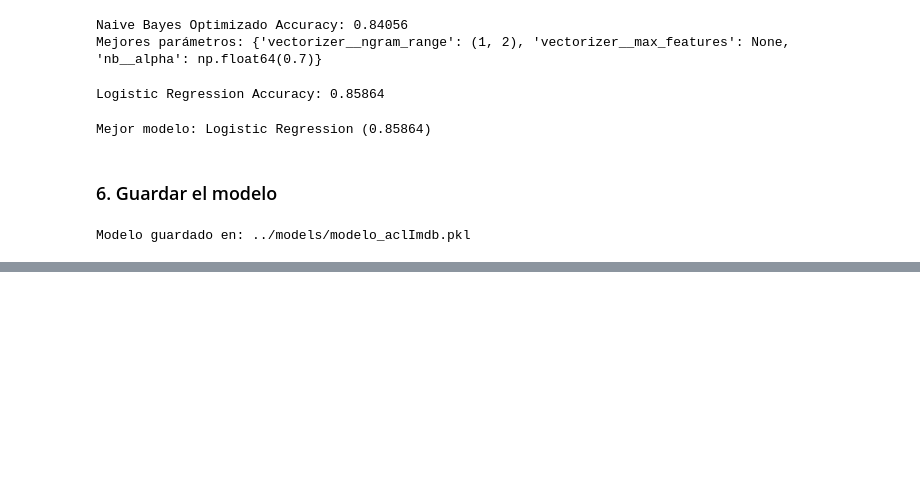
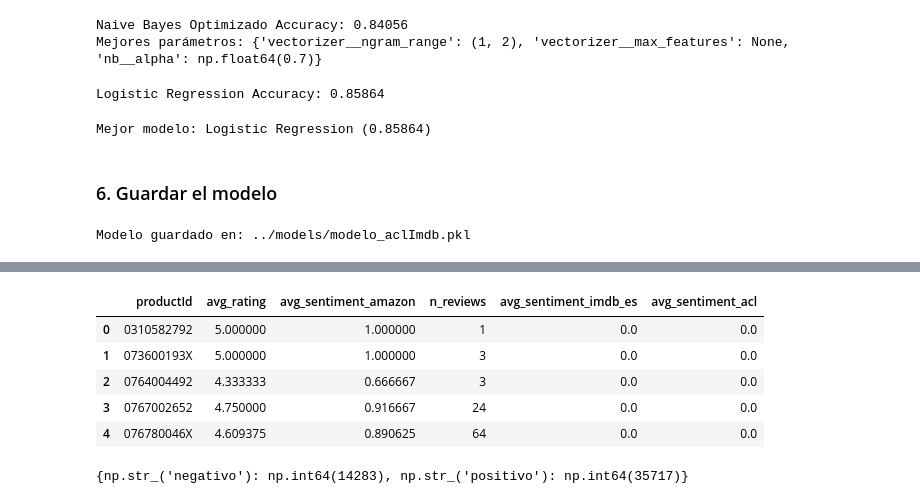
Before and after one commit to magy509/ingenieropg80.Proyecto_final_madre, a Jupyter notebook: src/analisis_feel.ipynb, the cells around one changed output, grey strips where cells are left out. Drawn from its saved outputs; the diff is of its cells as text; code cells hidden in the pictures; blank space fills up the shorter version.

```diff
--- a/src/analisis_feel.ipynb
+++ b/src/analisis_feel.ipynb
@@ -790,0 +795,6 @@ Modelo guardado en: ../models/modelo_aclImdb.pkl
+# %%
+with open("../models/modelo_aclImdb.pkl", "rb") as f:
+    modelo_acl_imdb = pickle.load(f)
+
+with open("../models/modelo_IMDB.pkl", "rb") as f:
+    modelo_imdb_en = pickle.load(f)
@@ -790,0 +874,9 @@ Modelo guardado en: ../models/modelo_aclImdb.pkl
+# %%
+df_movie_features.head()
+# %% [output]
+|  | productId | avg_rating | avg_sentiment_amazon | n_reviews | avg_sentiment_imdb_es | avg_sentiment_acl |
+| 0 | 0310582792 | 5.000000 | 1.000000 | 1 | 0.0 | 0.0 |
+| 1 | 073600193X | 5.000000 | 1.000000 | 3 | 0.0 | 0.0 |
+| 2 | 0764004492 | 4.333333 | 0.666667 | 3 | 0.0 | 0.0 |
+| 3 | 0767002652 | 4.750000 | 0.916667 | 24 | 0.0 | 0.0 |
+| 4 | 076780046X | 4.609375 | 0.890625 | 64 | 0.0 | 0.0 |
@@ -790,0 +887,5 @@ Modelo guardado en: ../models/modelo_aclImdb.pkl
+# %%
+unique, counts = np.unique(y_pred_imdb, return_counts=True)
+print(dict(zip(unique, counts)))
+# %% [output]
+{np.str_('negativo'): np.int64(14283), np.str_('positivo'): np.int64(35717)}
```
Also changed, not shown: parts of 8 cells of this notebook.
